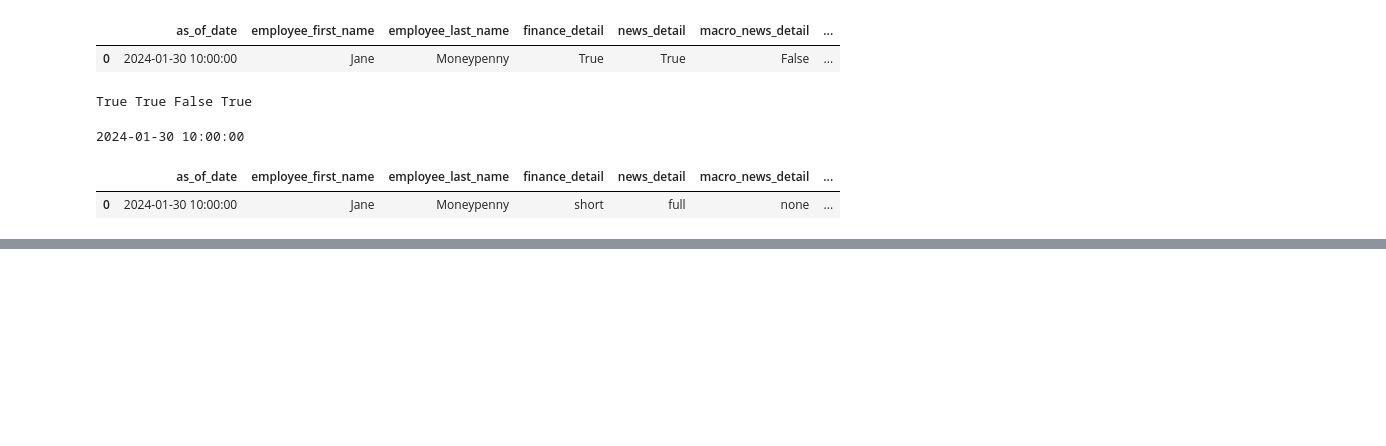
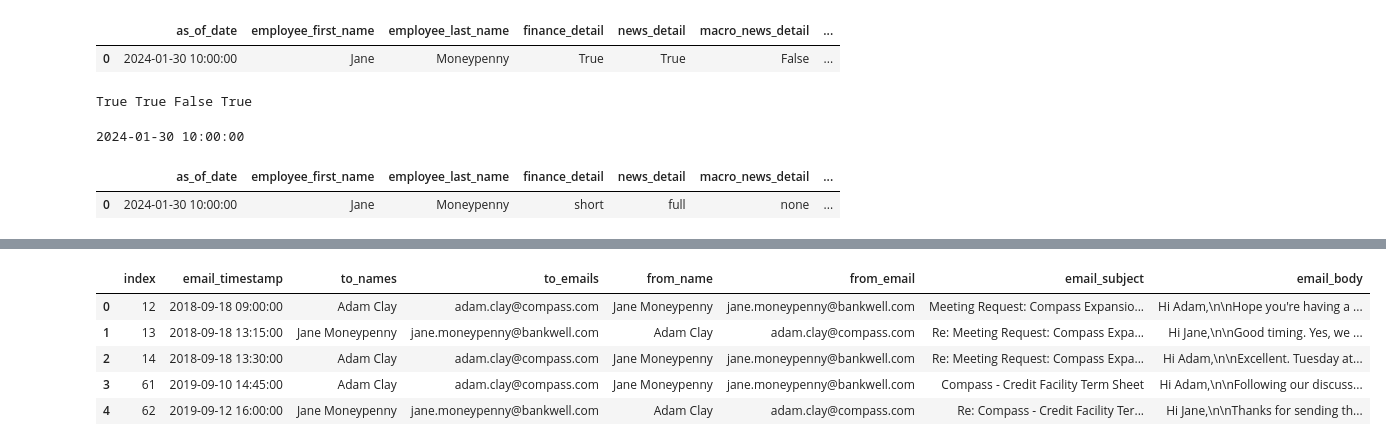
Before and after one commit to ConvoAI-Capstone-SpSu2025/currensee, a Jupyter notebook: notebooks/1.0-data_loading/7.0-preference-data-testing.ipynb, the cells around one changed output, grey strips where cells are left out. Cells and saved outputs as stored; diff of their text form; code cells hidden in the pictures; blank space fills up the shorter version.

```diff
--- a/notebooks/1.0-data_loading/7.0-preference-data-testing.ipynb
+++ b/notebooks/1.0-data_loading/7.0-preference-data-testing.ipynb
@@ -191,0 +270,18 @@ df.head(30)
+# %%
+
+qry = """SELECT *
+        FROM email_data
+        WHERE
+        ( to_emails = 'adam.clay@compass.com' OR from_email = 'adam.clay@compass.com')
+        and (to_emails = 'jane.moneypenny@bankwell.com' or from_email = 'jane.moneypenny@bankwell.com')
+        and email_timestamp < '2024-03-26 11:00:00'
+        """
+df = pd.read_sql(qry, con=engine)
+df.head()
+# %% [output]
+|  | index | email_timestamp | to_names | to_emails | from_name | from_email | email_subject | email_body |
+| 0 | 12 | 2018-09-18 09:00:00 | Adam Clay | adam.clay@compass.com | Jane Moneypenny | jane.moneypenny@bankwell.com | Meeting Request: Compass Expansio... | Hi Adam,\n\nHope you're having a ... |
+| 1 | 13 | 2018-09-18 13:15:00 | Jane Moneypenny | jane.moneypenny@bankwell.com | Adam Clay | adam.clay@compass.com | Re: Meeting Request: Compass Expa... | Hi Jane,\n\nGood timing. Yes, we ... |
+| 2 | 14 | 2018-09-18 13:30:00 | Adam Clay | adam.clay@compass.com | Jane Moneypenny | jane.moneypenny@bankwell.com | Re: Meeting Request: Compass Expa... | Hi Adam,\n\nExcellent. Tuesday at... |
+| 3 | 61 | 2019-09-10 14:45:00 | Adam Clay | adam.clay@compass.com | Jane Moneypenny | jane.moneypenny@bankwell.com | Compass - Credit Facility Term Sheet | Hi Adam,\n\nFollowing our discuss... |
+| 4 | 62 | 2019-09-12 16:00:00 | Jane Moneypenny | jane.moneypenny@bankwell.com | Adam Clay | adam.clay@compass.com | Re: Compass - Credit Facility Ter... | Hi Jane,\n\nThanks for sending th... |
```
Also changed, not shown: parts of 10 cells of this notebook, 2 other files.
